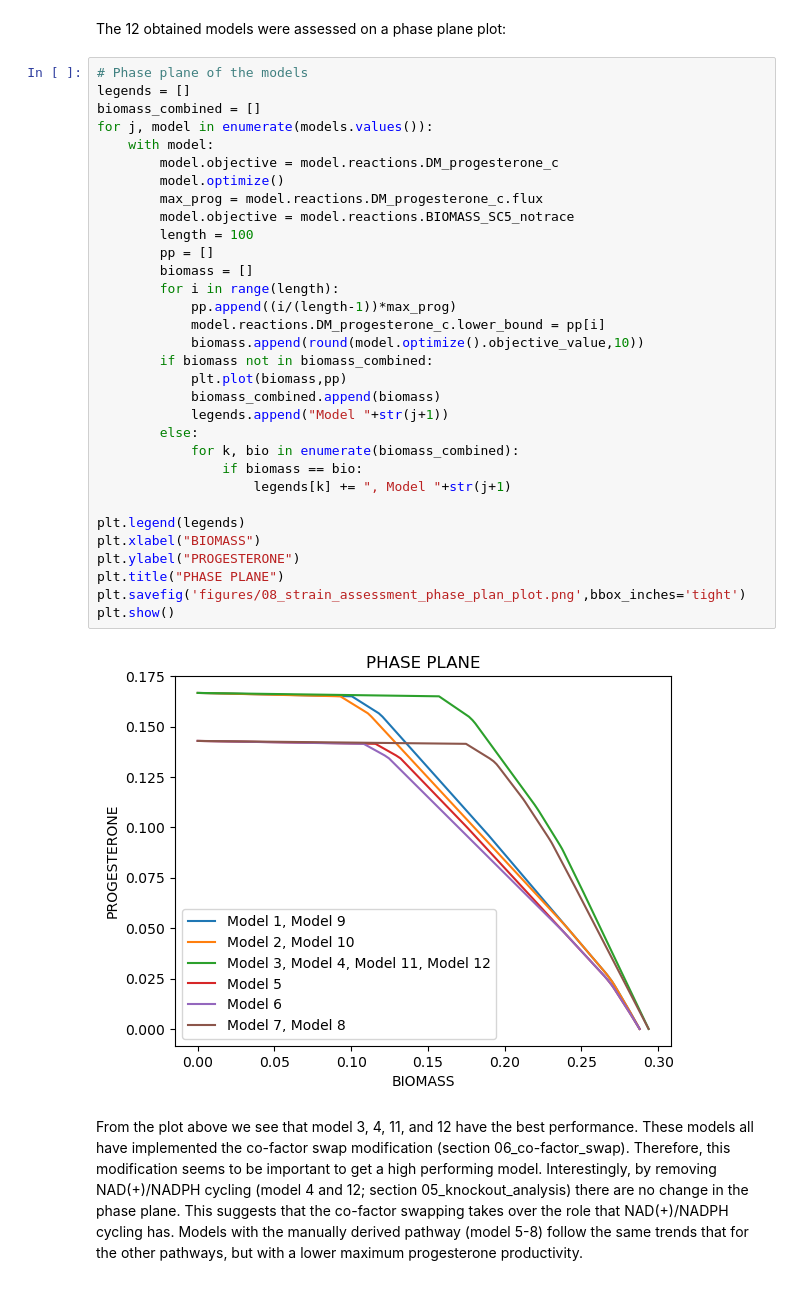
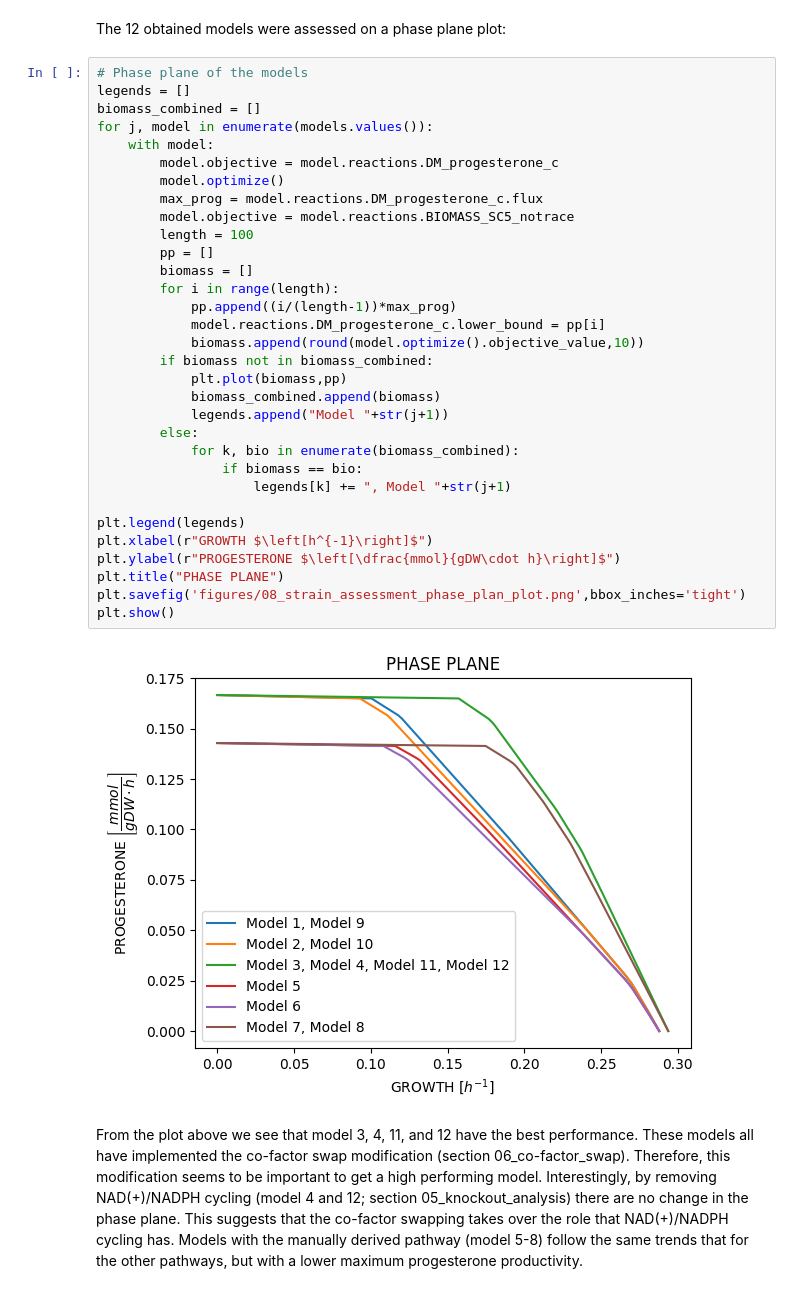
Before and after one commit to 27410/27410-group-assigment-group_3, a Jupyter notebook: 08_strain_assessment.ipynb, the cells around one changed output. Drawn from its saved outputs; the diff is of its cells as text.

Commit message:
new figure 08

```diff
--- a/08_strain_assessment.ipynb
+++ b/08_strain_assessment.ipynb
@@ -101,36 +101,36 @@ The 12 obtained models were assessed on a phase plane plot:
 # Phase plane of the models
 legends = []
 biomass_combined = []
 for j, model in enumerate(models.values()):
     with model:
         model.objective = model.reactions.DM_progesterone_c
         model.optimize()
         max_prog = model.reactions.DM_progesterone_c.flux
         model.objective = model.reactions.BIOMASS_SC5_notrace
         length = 100
         pp = []
         biomass = []
         for i in range(length):
             pp.append((i/(length-1))*max_prog)
             model.reactions.DM_progesterone_c.lower_bound = pp[i]
             biomass.append(round(model.optimize().objective_value,10))
         if biomass not in biomass_combined:
             plt.plot(biomass,pp)
             biomass_combined.append(biomass)
             legends.append("Model "+str(j+1))
         else:
             for k, bio in enumerate(biomass_combined):
                 if biomass == bio:
                     legends[k] += ", Model "+str(j+1)
 
 plt.legend(legends)
-plt.xlabel("BIOMASS")
-plt.ylabel("PROGESTERONE")
+plt.xlabel(r"GROWTH $\left[h^{-1}\right]$")
+plt.ylabel(r"PROGESTERONE $\left[\dfrac{mmol}{gDW\cdot h}\right]$")
 plt.title("PHASE PLANE")
 plt.savefig('figures/08_strain_assessment_phase_plan_plot.png',bbox_inches='tight')
 plt.show()
 # %% [output]
-[figure, old version]
+[figure, new version]
 # %% [markdown]
 From the plot above we see that model 3, 4, 11, and 12 have the best performance. These models all have implemented the co-factor swap modification (section 06_co-factor_swap). Therefore, this modification seems to be important to get a high performing model. Interestingly, by removing NAD(+)/NADPH cycling (model 4 and 12; section 05_knockout_analysis) there are no change in the phase plane. This suggests that the co-factor swapping takes over the role that NAD(+)/NADPH cycling has.
 Models with the manually derived pathway (model 5-8) follow the same trends that for the other pathways, but with a lower maximum progesterone productivity.
```
Also changed, not shown: parts of 1 cell of this notebook, 2 other files.
